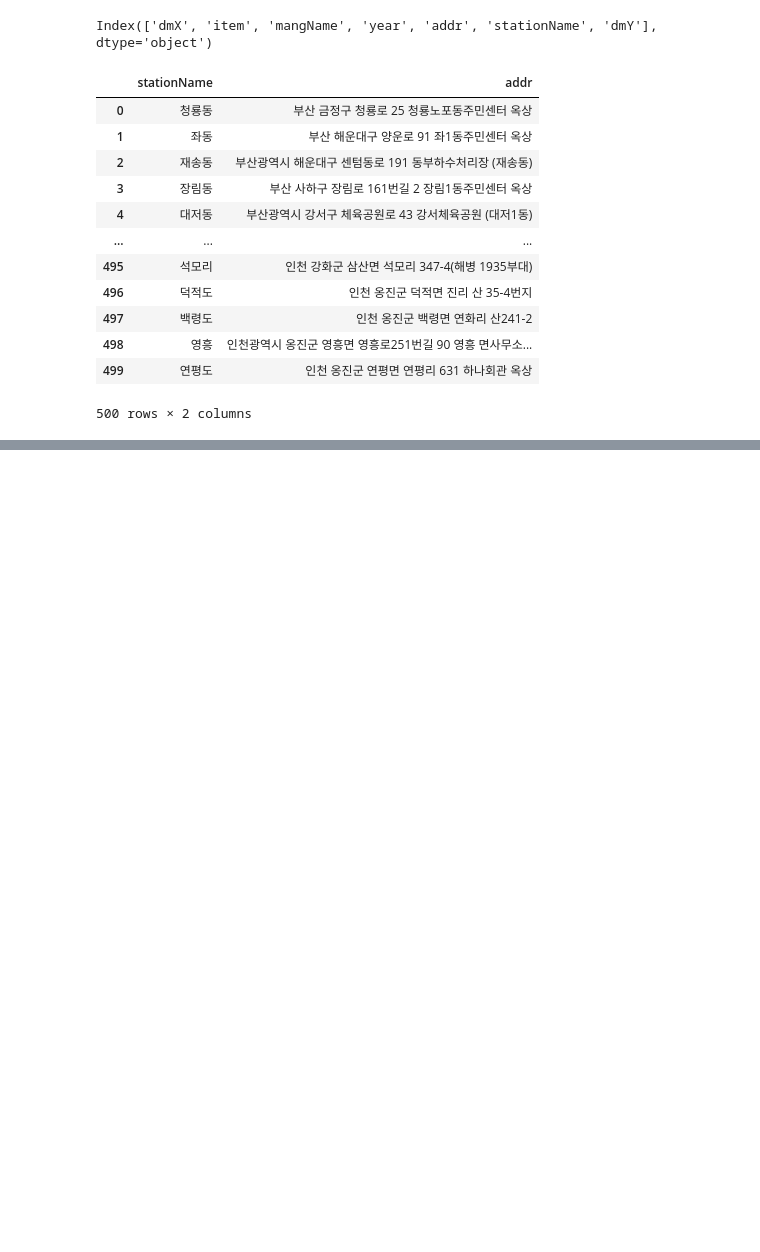
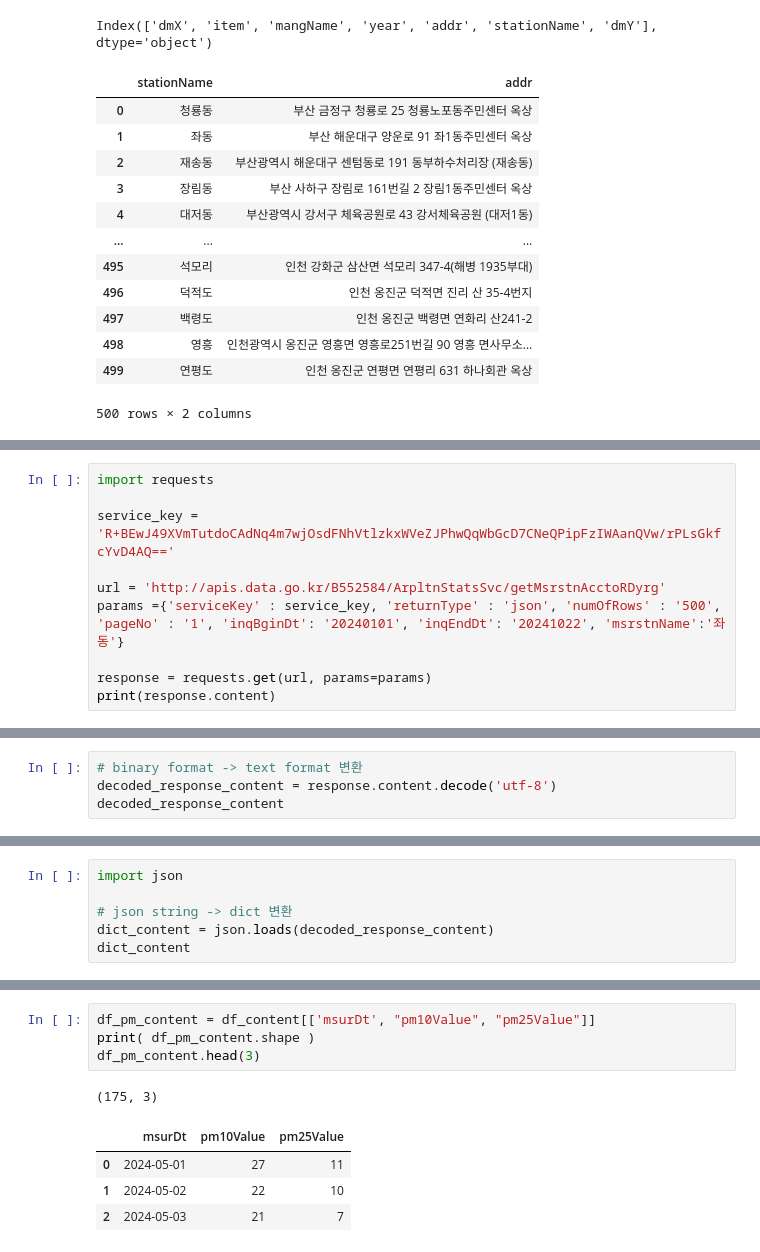
Before and after one commit to shared-repo/human-da, a Jupyter notebook: workspace/python-basic/example-02-01.ipynb, the cells around one changed output, grey strips where cells are left out. Saved outputs shown, nothing was run; the diff lists cells and outputs as text; blank space fills up the shorter version.

```diff
--- a/workspace/python-basic/example-02-01.ipynb
+++ b/workspace/python-basic/example-02-01.ipynb
@@ -47,0 +51,10 @@ Index(['dmX', 'item', 'mangName', 'year', 'addr', 'stationName', 'dmY'], dtype='
+# %%
+import requests
+
+service_key = 'R+BEwJ49XVmTutdoCAdNq4m7wjOsdFNhVtlzkxWVeZJPhwQqWbGcD7CNeQPipFzIWAanQVw/rPLsGkfcYvD4AQ=='
+
+url = 'http://apis.data.go.kr/B552584/ArpltnStatsSvc/getMsrstnAcctoRDyrg'
+params ={'serviceKey' : service_key, 'returnType' : 'json', 'numOfRows' : '500', 'pageNo' : '1', 'inqBginDt': '20240101', 'inqEndDt': '20241022', 'msrstnName':'좌동'}
+
+response = requests.get(url, params=params)
+print(response.content)
@@ -47,0 +63,4 @@ Index(['dmX', 'item', 'mangName', 'year', 'addr', 'stationName', 'dmY'], dtype='
+# %%
+# binary format -> text format 변환
+decoded_response_content = response.content.decode('utf-8')
+decoded_response_content
@@ -47,0 +69,6 @@ Index(['dmX', 'item', 'mangName', 'year', 'addr', 'stationName', 'dmY'], dtype='
+# %%
+import json
+
+# json string -> dict 변환
+dict_content = json.loads(decoded_response_content)
+dict_content
@@ -47,0 +102,10 @@ Index(['dmX', 'item', 'mangName', 'year', 'addr', 'stationName', 'dmY'], dtype='
+# %%
+df_pm_content = df_content[['msurDt', "pm10Value", "pm25Value"]]
+print( df_pm_content.shape )
+df_pm_content.head(3)
+# %% [output]
+(175, 3)
+|  | msurDt | pm10Value | pm25Value |
+| 0 | 2024-05-01 | 27 | 11 |
+| 1 | 2024-05-02 | 22 | 10 |
+| 2 | 2024-05-03 | 21 | 7 |
```
Also changed, not shown: parts of 9 cells of this notebook.
